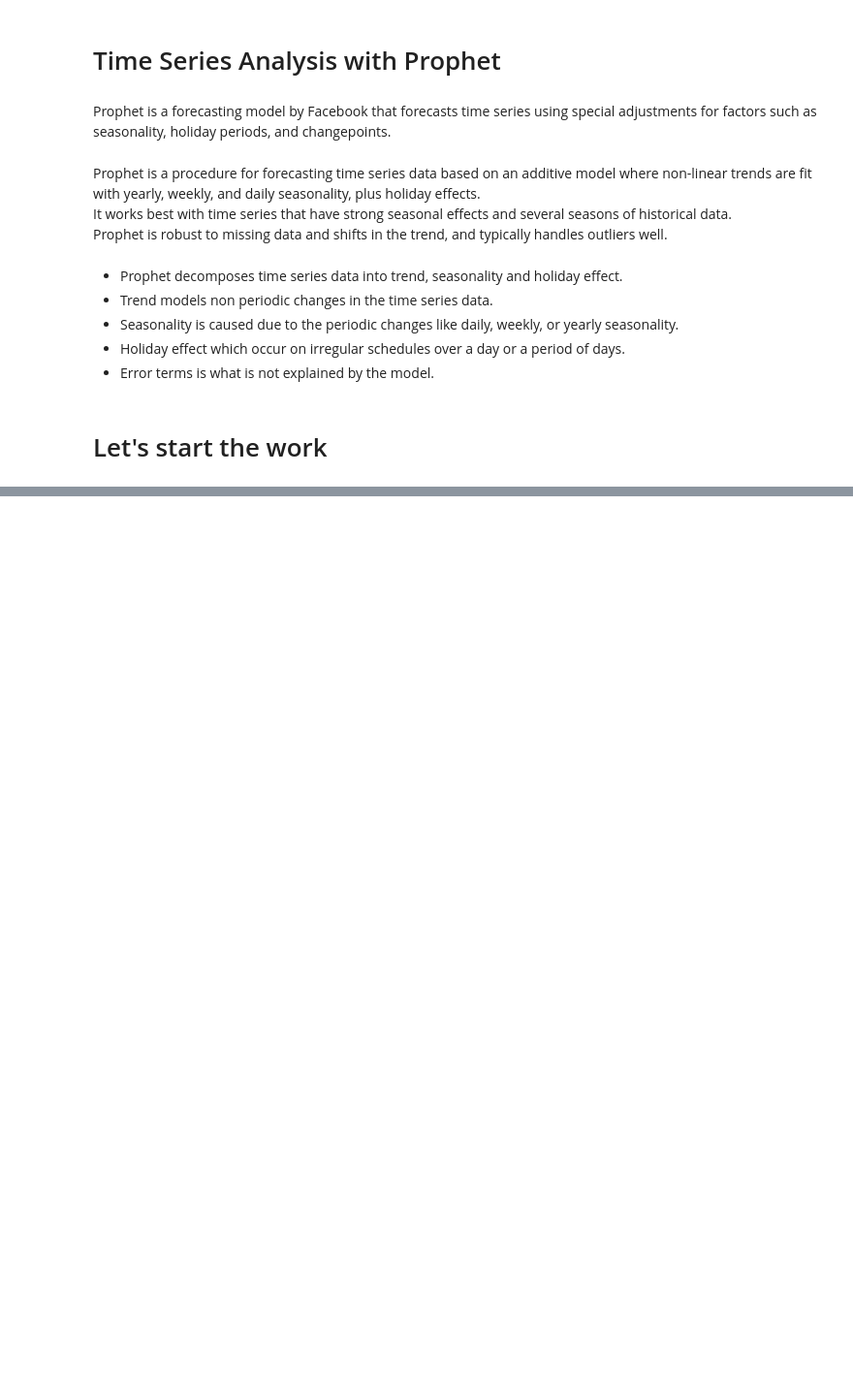
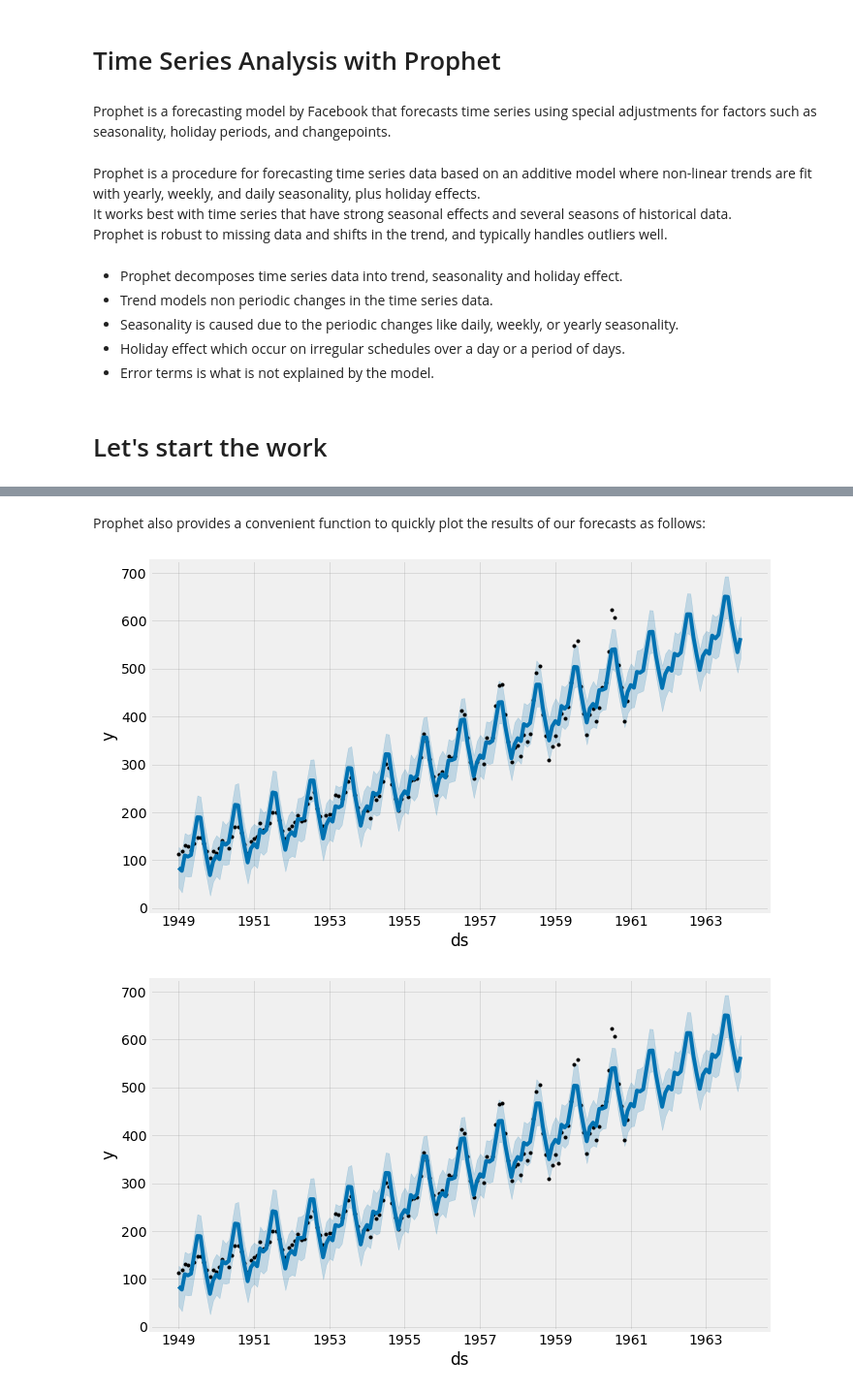
Before and after one commit to geehaad/Time-Series_Different-models, a Jupyter notebook: Fprophet/Untitled.ipynb, the cells around one changed output, grey strips where cells are left out. Shown at 97% size. Cells and saved outputs as stored; diff of their text form; code cells hidden in the pictures; blank space fills up the shorter version.

```diff
--- a/Fprophet/Untitled.ipynb
+++ b/Fprophet/Untitled.ipynb
@@ -33,0 +109,5 @@ df = pd.read_csv(path,parse_dates=[0])
+# %%
+# set the uncertainty interval to 95% (the Prophet default is 80%)
+my_model = Prophet(interval_width=0.95)
+# %%
+my_model.fit(df)
@@ -33,0 +123,3 @@ df = pd.read_csv(path,parse_dates=[0])
+# %%
+future_dates = my_model.make_future_dataframe(periods=36, freq='MS')
+future_dates.head()
@@ -33,0 +141,3 @@ df = pd.read_csv(path,parse_dates=[0])
+# %%
+forecast = my_model.predict(future_dates)
+forecast[['ds', 'yhat', 'yhat_lower', 'yhat_upper']].head()
@@ -33,0 +158,7 @@ df = pd.read_csv(path,parse_dates=[0])
+# %% [markdown]
+Prophet also provides a convenient function to quickly plot the results of our forecasts as follows:
+# %%
+my_model.plot(forecast, uncertainty=True)
+# %% [output]
+[figure, added]
+[figure, added]
```
Also changed, not shown: parts of 25 cells of this notebook.
